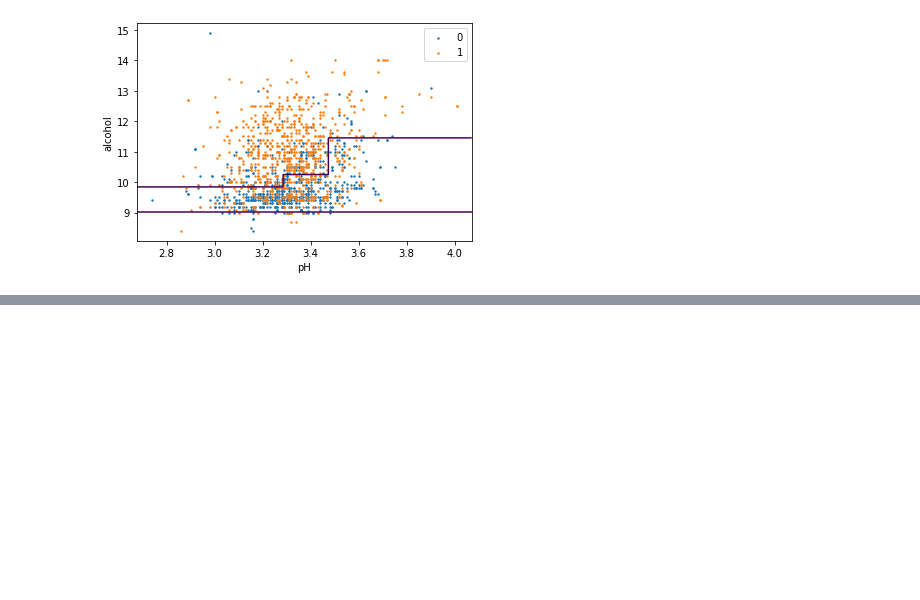
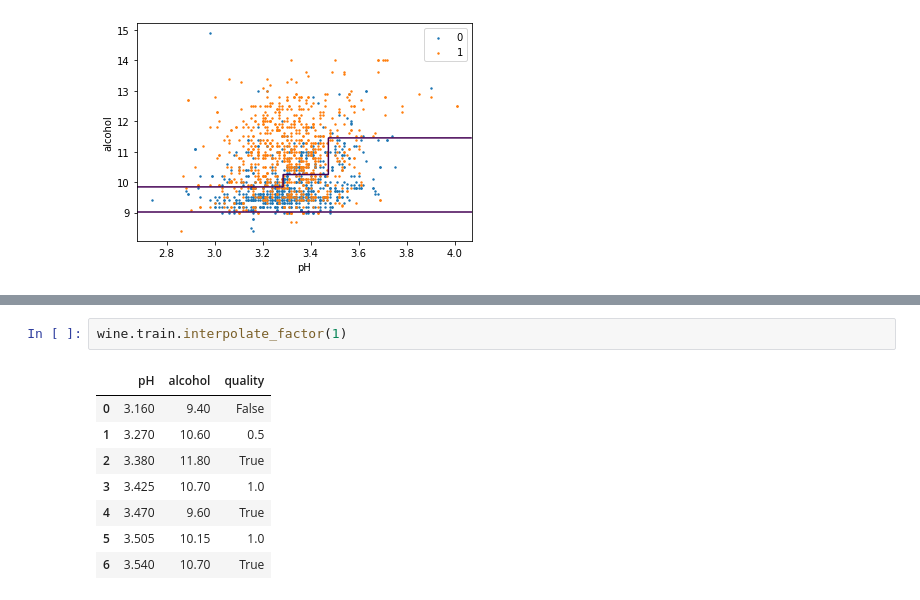
Before and after one commit to jeroenvuurens/pipetorch, a Jupyter notebook: markdown/Data.ipynb, the cells around one changed output, grey strips where cells are left out. Drawn from its saved outputs; the diff is of its cells as text; blank space fills up the shorter version.

```diff
--- a/markdown/Data.ipynb
+++ b/markdown/Data.ipynb
@@ -746,0 +930,11 @@ trainer.train(100, 1e-2, cycle=10)
+# %%
+wine.train.interpolate_factor(1)
+# %% [output]
+|  | pH | alcohol | quality |
+| 0 | 3.160 | 9.40 | False |
+| 1 | 3.270 | 10.60 | 0.5 |
+| 2 | 3.380 | 11.80 | True |
+| 3 | 3.425 | 10.70 | 1.0 |
+| 4 | 3.470 | 9.60 | True |
+| 5 | 3.505 | 10.15 | 1.0 |
+| 6 | 3.540 | 10.70 | True |
```
Also changed, not shown: parts of 46 cells of this notebook, 41 other files.
